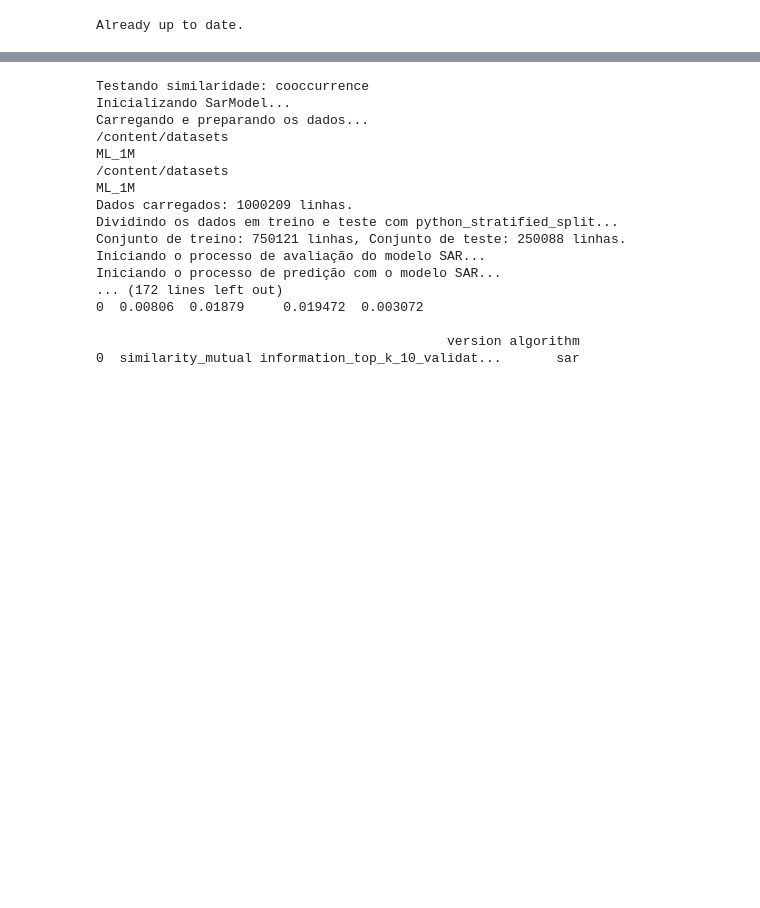
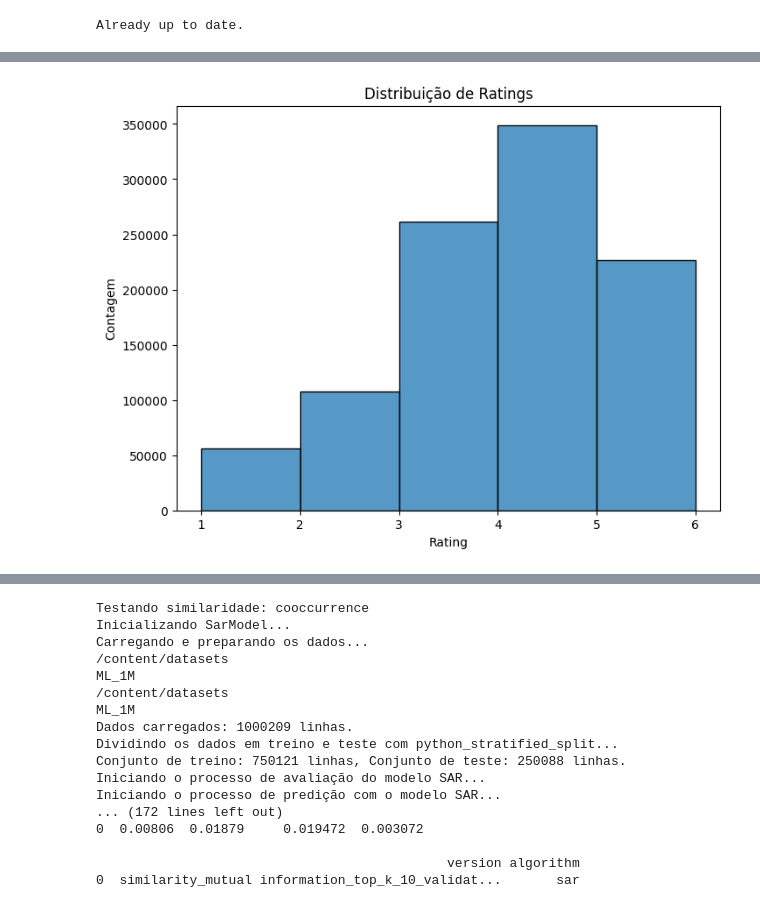
Before and after one commit to hygo2025/cdd-projeto-final, a Jupyter notebook: trabalho.ipynb, the cells around one changed output, grey strips where cells are left out. Cells and saved outputs as stored; diff of their text form; code cells hidden in the pictures; blank space fills up the shorter version.

```diff
--- a/trabalho.ipynb
+++ b/trabalho.ipynb
@@ -88,0 +133,10 @@ import cdd
+# %%
+from src.dataset.movielens.loader import Loader
+from src.utils.enums import MovieLensDataset, MovieLensType
+from typing import List
+from src.utils import defaults as d
+
+loader = Loader()
+df_ratings = loader.load_pandas(MovieLensDataset.ML_1M, ml_type=MovieLensType.RATINGS)
+df_movies = loader.load_pandas(MovieLensDataset.ML_1M, ml_type=MovieLensType.MOVIES)
+df_data = df_ratings.merge(df_movies, on=d.idf_item)
@@ -88,0 +183,14 @@ import cdd
+# %%
+import pandas as pd
+import numpy as np
+import matplotlib.pyplot as plt
+import seaborn as sns
+
+plt.figure(figsize=(8,6))
+sns.histplot(df_data['rating'], bins=range(df_data['rating'].min(), df_data['rating'].max()+2), kde=False)
+plt.title('Distribuição de Ratings')
+plt.xlabel('Rating')
+plt.ylabel('Contagem')
+plt.show()
+# %% [output]
+[figure, added]
```
Also changed, not shown: parts of 16 cells of this notebook.
